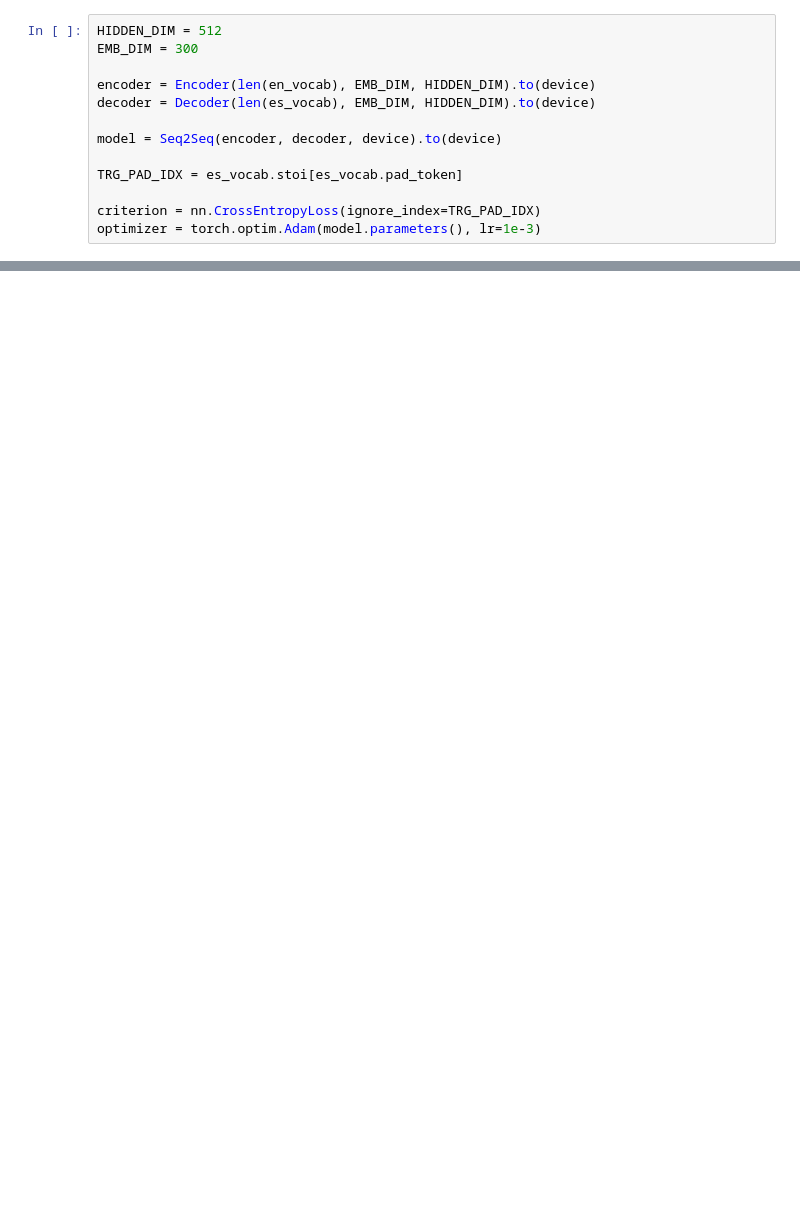
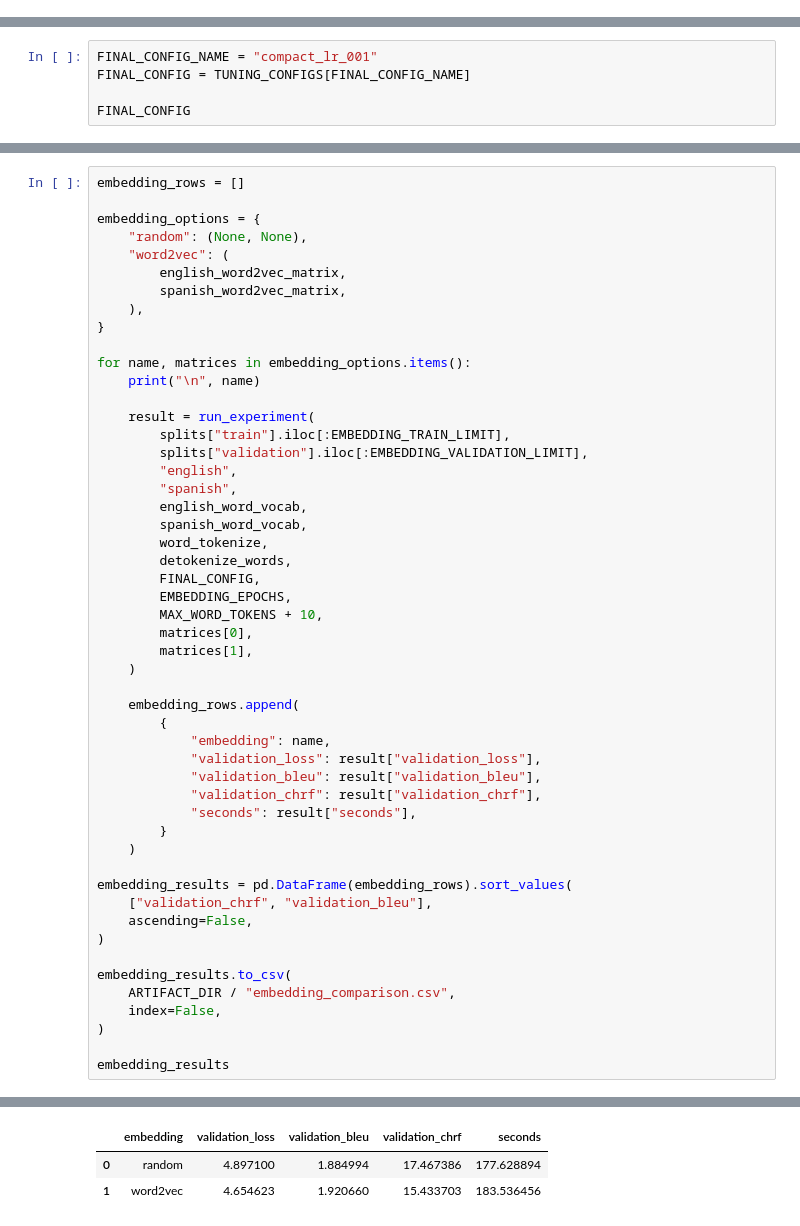
Before and after one commit to theodorhagen/nlp-machine-translation, a Jupyter notebook: notebooks/task03_neural_machine_translation.ipynb, the cells around one changed output, grey strips where cells are left out. Drawn from its saved outputs; the diff is of its cells as text; blank space fills up the shorter version.

```diff
--- a/notebooks/task03_neural_machine_translation.ipynb
+++ b/notebooks/task03_neural_machine_translation.ipynb
@@ -386,13 +0,0 @@ print(f"Created {len(train_loader)} training batches.")
-# %%
-HIDDEN_DIM = 512
-EMB_DIM = 300
-
-encoder = Encoder(len(en_vocab), EMB_DIM, HIDDEN_DIM).to(device)
-decoder = Decoder(len(es_vocab), EMB_DIM, HIDDEN_DIM).to(device)
-
-model = Seq2Seq(encoder, decoder, device).to(device)
-
-TRG_PAD_IDX = es_vocab.stoi[es_vocab.pad_token]
-
-criterion = nn.CrossEntropyLoss(ignore_index=TRG_PAD_IDX)
-optimizer = torch.optim.Adam(model.parameters(), lr=1e-3)
@@ -417,0 +812,5 @@ for epoch in range(N_EPOCHS):
+# %%
+FINAL_CONFIG_NAME = "compact_lr_001"
+FINAL_CONFIG = TUNING_CONFIGS[FINAL_CONFIG_NAME]
+
+FINAL_CONFIG
@@ -417,0 +880,52 @@ for epoch in range(N_EPOCHS):
+# %%
+embedding_rows = []
+
+embedding_options = {
+    "random": (None, None),
+    "word2vec": (
+        english_word2vec_matrix,
+        spanish_word2vec_matrix,
+    ),
+}
+
+for name, matrices in embedding_options.items():
+    print("\n", name)
+
+    result = run_experiment(
+        splits["train"].iloc[:EMBEDDING_TRAIN_LIMIT],
+        splits["validation"].iloc[:EMBEDDING_VALIDATION_LIMIT],
+        "english",
+        "spanish",
+        english_word_vocab,
+        spanish_word_vocab,
+        word_tokenize,
+        detokenize_words,
+        FINAL_CONFIG,
+        EMBEDDING_EPOCHS,
+        MAX_WORD_TOKENS + 10,
+        matrices[0],
+        matrices[1],
+    )
+
+    embedding_rows.append(
+        {
+            "embedding": name,
+            "validation_loss": result["validation_loss"],
+            "validation_bleu": result["validation_bleu"],
+            "validation_chrf": result["validation_chrf"],
+            "seconds": result["seconds"],
+        }
+    )
+
+embedding_results = pd.DataFrame(embedding_rows).sort_values(
+    ["validation_chrf", "validation_bleu"],
+    ascending=False,
+)
+
+embedding_results.to_csv(
+    ARTIFACT_DIR / "embedding_comparison.csv",
+    index=False,
+)
+
+embedding_results
+# %% [output]
@@ -417,0 +938,3 @@ for epoch in range(N_EPOCHS):
+|  | embedding | validation_loss | validation_bleu | validation_chrf | seconds |
+| 0 | random | 4.897100 | 1.884994 | 17.467386 | 177.628894 |
+| 1 | word2vec | 4.654623 | 1.920660 | 15.433703 | 183.536456 |
```
Also changed, not shown: parts of 49 cells of this notebook, 46 other files.
